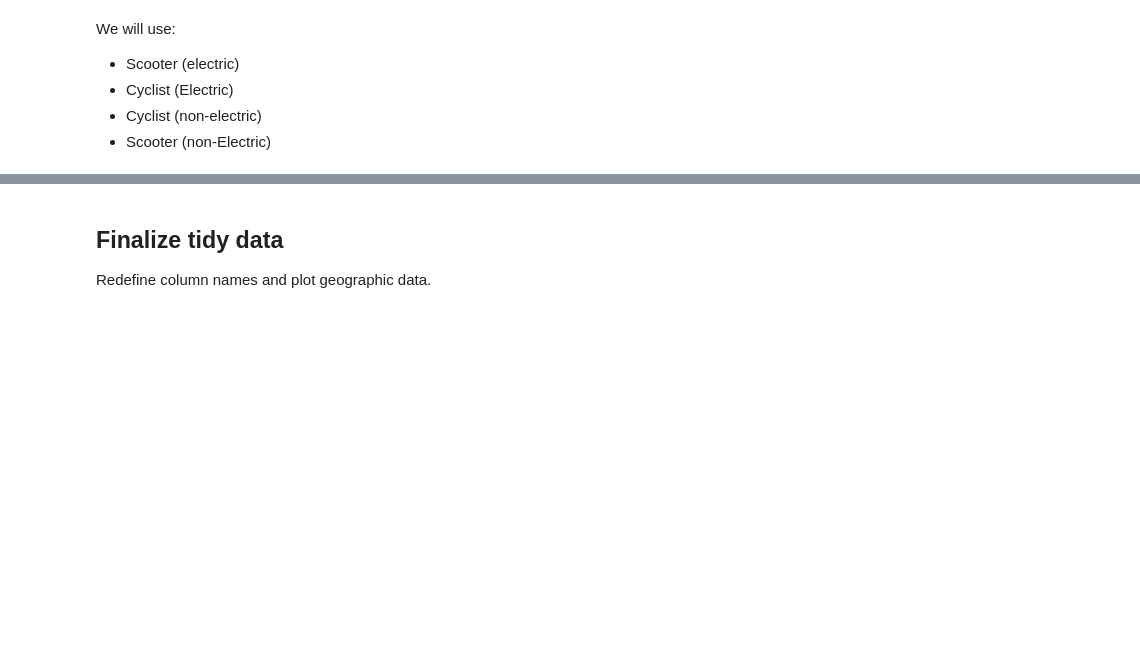
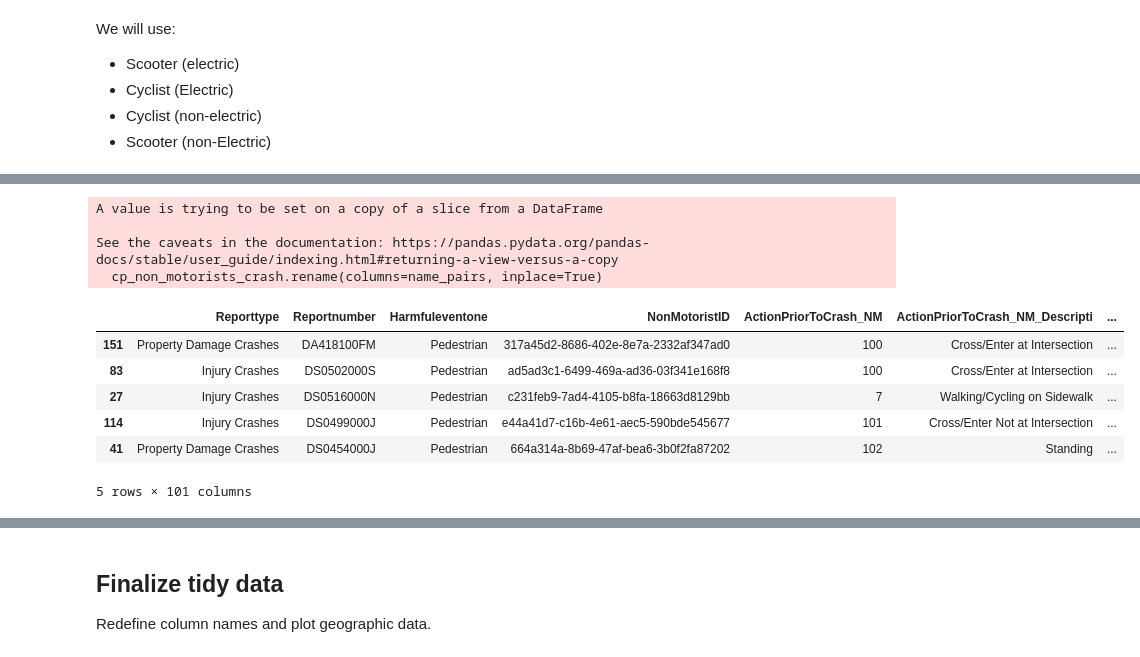
Before and after one commit to p-med/MD_crash_data, a Jupyter notebook: Data_prep.ipynb, the cells around one changed output, grey strips where cells are left out. Saved outputs shown, nothing was run; the diff lists cells and outputs as text; code cells hidden in the pictures; blank space fills up the shorter version.

```diff
--- a/Data_prep.ipynb
+++ b/Data_prep.ipynb
@@ -127,0 +250,16 @@ non_motorist_tidy = non_motorist_tidy[non_motorist_tidy["city_nm"] == 'COLLEGE P
+# %%
+cp_non_motorists_crash.rename(columns=name_pairs, inplace=True)
+cp_non_motorists_crash.drop('Crash_Severity_Description_y',axis=1)
+cp_non_motorists_crash.head(5)
+# %% [output]
+A value is trying to be set on a copy of a slice from a DataFrame
+
+See the caveats in the documentation: https://pandas.pydata.org/pandas-docs/stable/user_guide/indexing.html#returning-a-view-versus-a-copy
+  cp_non_motorists_crash.rename(columns=name_pairs, inplace=True)
+|  | Reporttype | Reportnumber | Harmfuleventone | NonMotoristID | ActionPriorToCrash_NM | ActionPriorToCrash_NM_Descripti | ... |
+| 151 | Property Damage Crashes | DA418100FM | Pedestrian | 317a45d2-8686-402e-8e7a-2332af347ad0 | 100 | Cross/Enter at Intersection | ... |
+| 83 | Injury Crashes | DS0502000S | Pedestrian | ad5ad3c1-6499-469a-ad36-03f341e168f8 | 100 | Cross/Enter at Intersection | ... |
+| 27 | Injury Crashes | DS0516000N | Pedestrian | c231feb9-7ad4-4105-b8fa-18663d8129bb | 7 | Walking/Cycling on Sidewalk | ... |
+| 114 | Injury Crashes | DS0499000J | Pedestrian | e44a41d7-c16b-4e61-aec5-590bde545677 | 101 | Cross/Enter Not at Intersection | ... |
+| 41 | Property Damage Crashes | DS0454000J | Pedestrian | 664a314a-8b69-47af-bea6-3b0f2fa87202 | 102 | Standing | ... |
+5 rows × 101 columns
```
Also changed, not shown: parts of 20 cells of this notebook, 2 other files.
